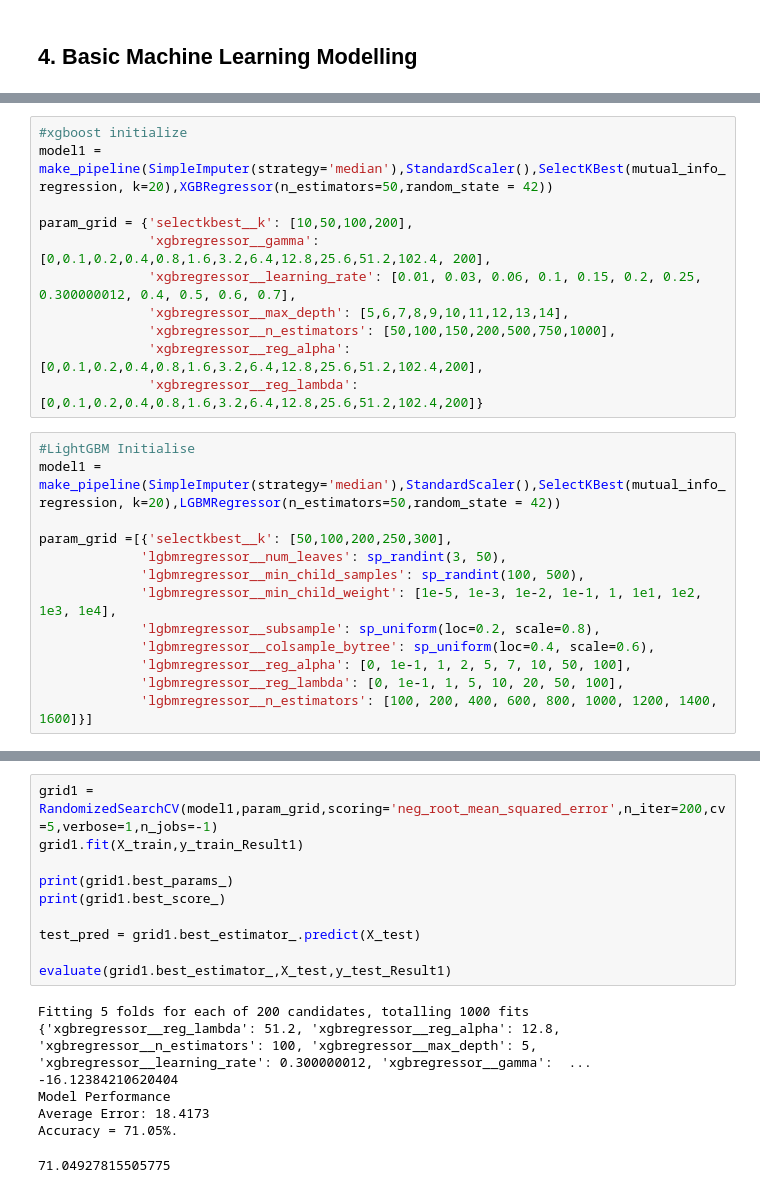
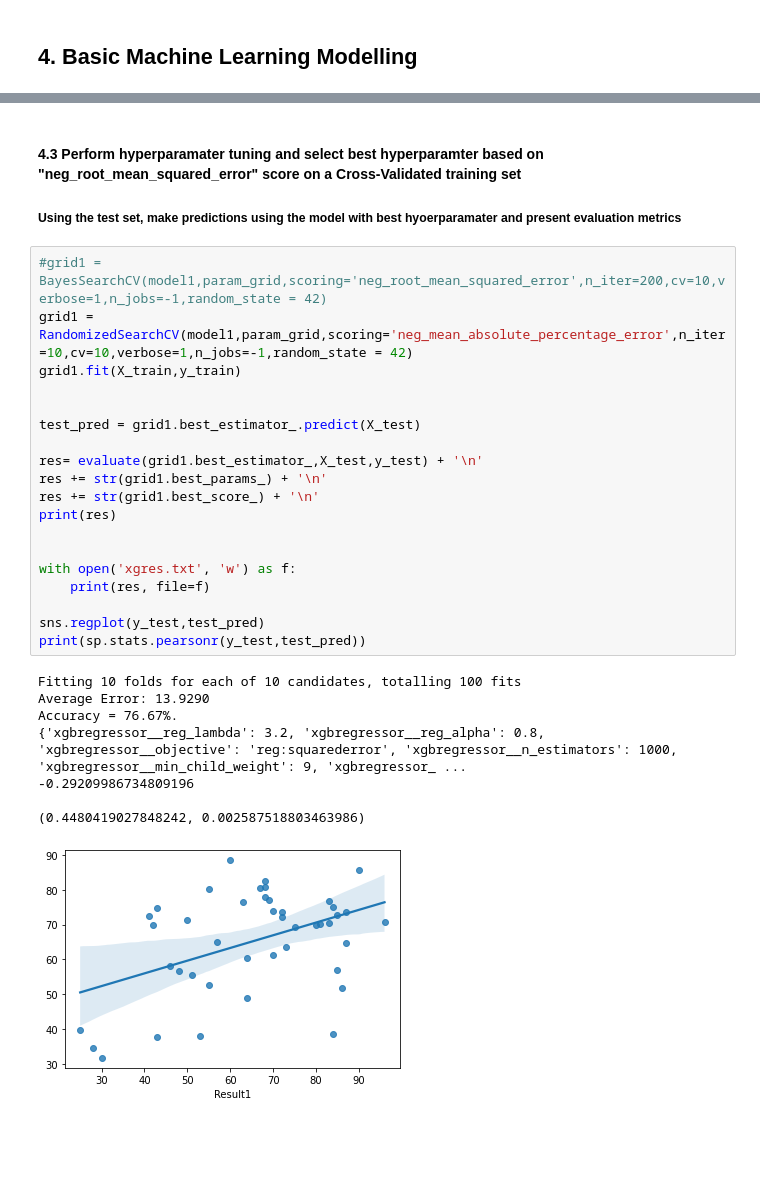
Before and after one commit to dnlkelly1/HealthPredict, a Jupyter notebook: dataCleaning.ipynb, the cells around one changed output, grey strips where cells are left out. Saved outputs shown, nothing was run; the diff lists cells and outputs as text; blank space fills up the shorter version.

```diff
--- a/dataCleaning.ipynb
+++ b/dataCleaning.ipynb
@@ -153,24 +341,0 @@ param_grid = [{'selectkbest__k': [10,50,100,200],
-# %%
-#xgboost initialize
-model1 = make_pipeline(SimpleImputer(strategy='median'),StandardScaler(),SelectKBest(mutual_info_regression, k=20),XGBRegressor(n_estimators=50,random_state = 42))
-
-param_grid = {'selectkbest__k': [10,50,100,200],
-              'xgbregressor__gamma': [0,0.1,0.2,0.4,0.8,1.6,3.2,6.4,12.8,25.6,51.2,102.4, 200],
-              'xgbregressor__learning_rate': [0.01, 0.03, 0.06, 0.1, 0.15, 0.2, 0.25, 0.300000012, 0.4, 0.5, 0.6, 0.7],
-              'xgbregressor__max_depth': [5,6,7,8,9,10,11,12,13,14],
-              'xgbregressor__n_estimators': [50,100,150,200,500,750,1000],
-              'xgbregressor__reg_alpha': [0,0.1,0.2,0.4,0.8,1.6,3.2,6.4,12.8,25.6,51.2,102.4,200],
-              'xgbregressor__reg_lambda': [0,0.1,0.2,0.4,0.8,1.6,3.2,6.4,12.8,25.6,51.2,102.4,200]}
-# %%
-#LightGBM Initialise
-model1 = make_pipeline(SimpleImputer(strategy='median'),StandardScaler(),SelectKBest(mutual_info_regression, k=20),LGBMRegressor(n_estimators=50,random_state = 42))
-
-param_grid =[{'selectkbest__k': [50,100,200,250,300],
-             'lgbmregressor__num_leaves': sp_randint(3, 50),
-             'lgbmregressor__min_child_samples': sp_randint(100, 500),
-             'lgbmregressor__min_child_weight': [1e-5, 1e-3, 1e-2, 1e-1, 1, 1e1, 1e2, 1e3, 1e4],
-             'lgbmregressor__subsample': sp_uniform(loc=0.2, scale=0.8),
-             'lgbmregressor__colsample_bytree': sp_uniform(loc=0.4, scale=0.6),
-             'lgbmregressor__reg_alpha': [0, 1e-1, 1, 2, 5, 7, 10, 50, 100],
-             'lgbmregressor__reg_lambda': [0, 1e-1, 1, 5, 10, 20, 50, 100],
-             'lgbmregressor__n_estimators': [100, 200, 400, 600, 800, 1000, 1200, 1400, 1600]}]
@@ -177,18 +372,31 @@ param_grid =[{'selectkbest__k': [50,100,200,250,300],
+# %% [markdown]
+#### 4.3 Perform hyperparamater tuning and select best hyperparamter based on "neg_root_mean_squared_error" score on a Cross-Validated training set
+##### Using the test set, make predictions using the model with best hyoerparamater and present evaluation metrics
 # %%
-grid1 = RandomizedSearchCV(model1,param_grid,scoring='neg_root_mean_squared_error',n_iter=200,cv=5,verbose=1,n_jobs=-1)
-grid1.fit(X_train,y_train_Result1)
+#grid1 = BayesSearchCV(model1,param_grid,scoring='neg_root_mean_squared_error',n_iter=200,cv=10,verbose=1,n_jobs=-1,random_state = 42)
+grid1 = RandomizedSearchCV(model1,param_grid,scoring='neg_mean_absolute_percentage_error',n_iter=10,cv=10,verbose=1,n_jobs=-1,random_state = 42)
+grid1.fit(X_train,y_train)
 
-print(grid1.best_params_)
-print(grid1.best_score_)
 
 test_pred = grid1.best_estimator_.predict(X_test)
 
-evaluate(grid1.best_estimator_,X_test,y_test_Result1)
+res= evaluate(grid1.best_estimator_,X_test,y_test) + '\n'
+res += str(grid1.best_params_) + '\n'
+res += str(grid1.best_score_) + '\n'
+print(res)
+
+
+with open('xgres.txt', 'w') as f:
+    print(res, file=f)
+
+sns.regplot(y_test,test_pred)
+print(sp.stats.pearsonr(y_test,test_pred))
 # %% [output]
-Fitting 5 folds for each of 200 candidates, totalling 1000 fits
-{'xgbregressor__reg_lambda': 51.2, 'xgbregressor__reg_alpha': 12.8, 'xgbregressor__n_estimators': 100, 'xgbregressor__max_depth': 5, 'xgbregressor__learning_rate': 0.300000012, 'xgbregressor__gamma':  ...
--16.12384210620404
-Model Performance
-Average Error: 18.4173
-Accuracy = 71.05%.
+Fitting 10 folds for each of 10 candidates, totalling 100 fits
+Average Error: 13.9290
+Accuracy = 76.67%.
+{'xgbregressor__reg_lambda': 3.2, 'xgbregressor__reg_alpha': 0.8, 'xgbregressor__objective': 'reg:squarederror', 'xgbregressor__n_estimators': 1000, 'xgbregressor__min_child_weight': 9, 'xgbregressor_ ...
+-0.29209986734809196
+
+(0.4480419027848242, 0.002587518803463986)
-71.04927815505775
+[figure, added]
```
Also changed, not shown: parts of 34 cells of this notebook, 2 other files.
